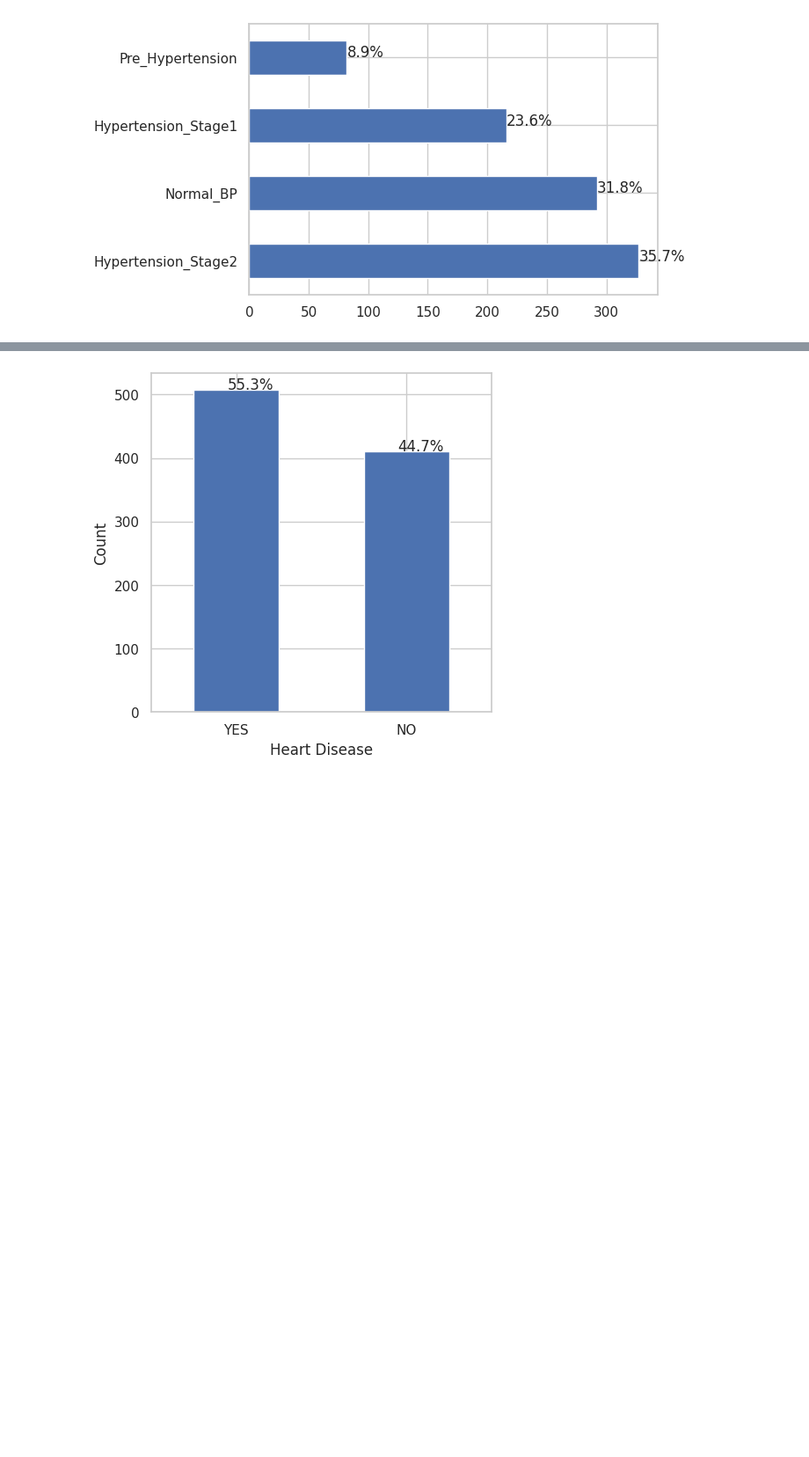
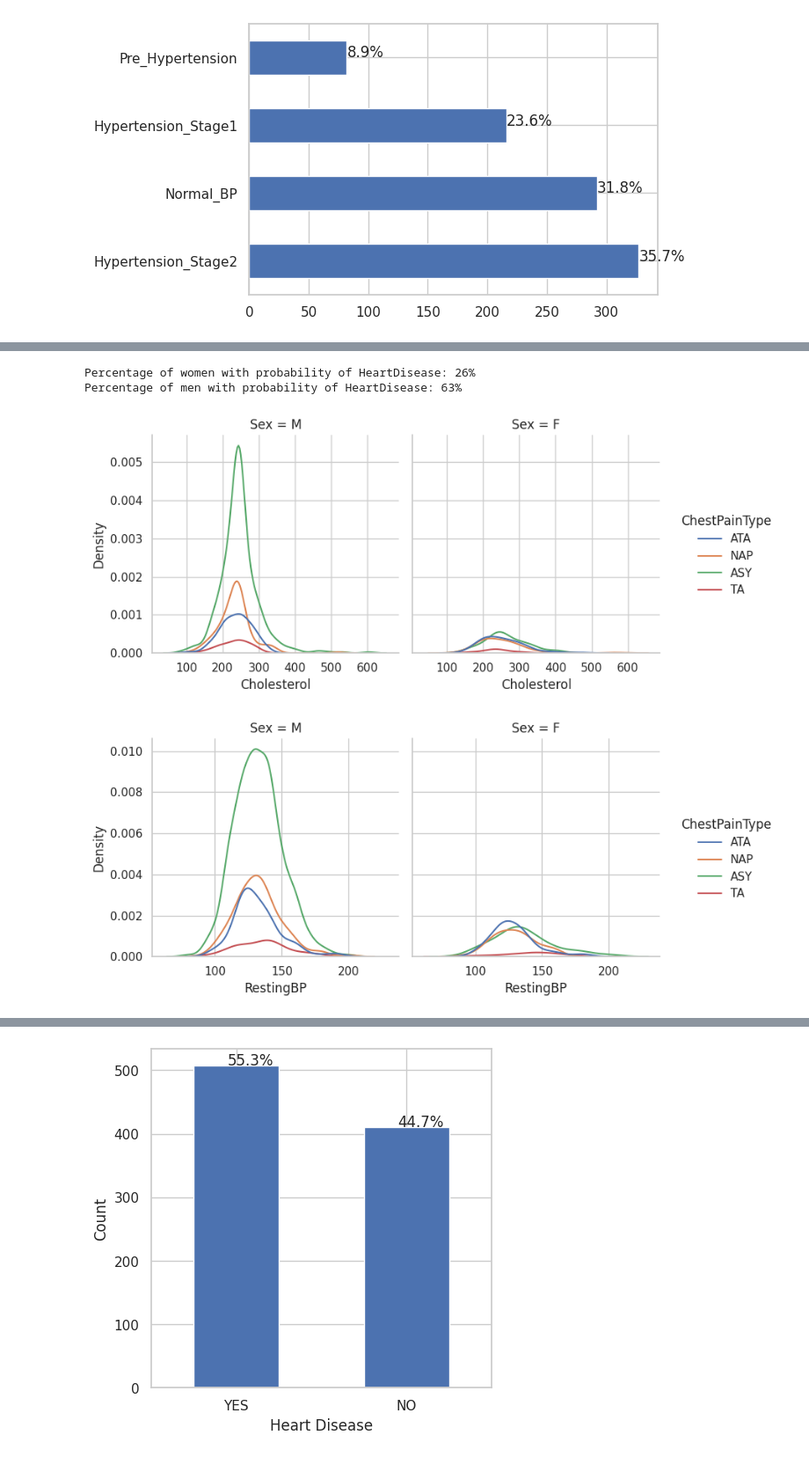
Before and after one commit to jrakhshanda55/Ausaf_ML, a Jupyter notebook: project1.ipynb, the cells around one changed output, grey strips where cells are left out. Shown at 88% size. Saved outputs shown, nothing was run; the diff lists cells and outputs as text; code cells hidden in the pictures; blank space fills up the shorter version.

```diff
--- a/project1.ipynb
+++ b/project1.ipynb
@@ -308 +321,14 @@ plt.show()
+# %%
+print(f"Percentage of women with probability of HeartDisease: {df.loc[df['Sex'] == 'F']['HeartDisease'].mean() *100:.0f}%")
+print(f"Percentage of men with probability of HeartDisease: {df.loc[df['Sex'] == 'M']['HeartDisease'].mean() *100:.0f}%")
+# %% [output]
+Percentage of women with probability of HeartDisease: 26%
+Percentage of men with probability of HeartDisease: 63%
+# %%
+sns.displot(data=df, x="Cholesterol", hue="ChestPainType", col="Sex", kind="kde",height=4)
+sns.displot(data=df, x="RestingBP", hue="ChestPainType", col="Sex", kind="kde",height=4)
+plt.show()
+# %% [output]
+[figure, added]
+[figure, added]
 # %% [markdown]
```
Also changed, not shown: parts of 23 cells of this notebook.
